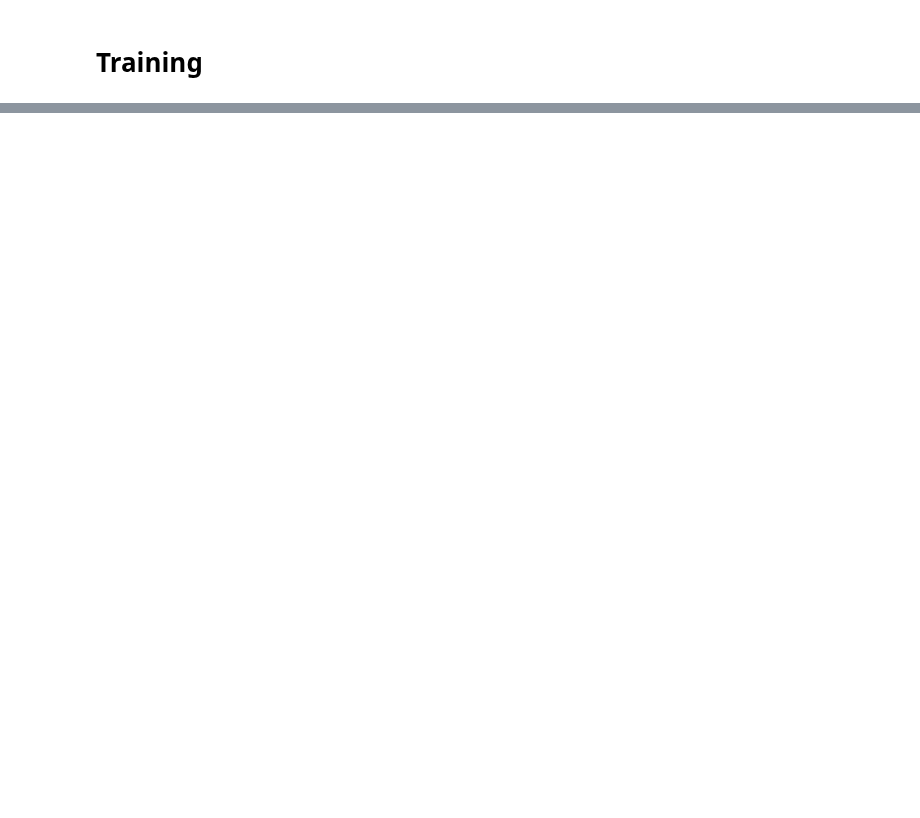
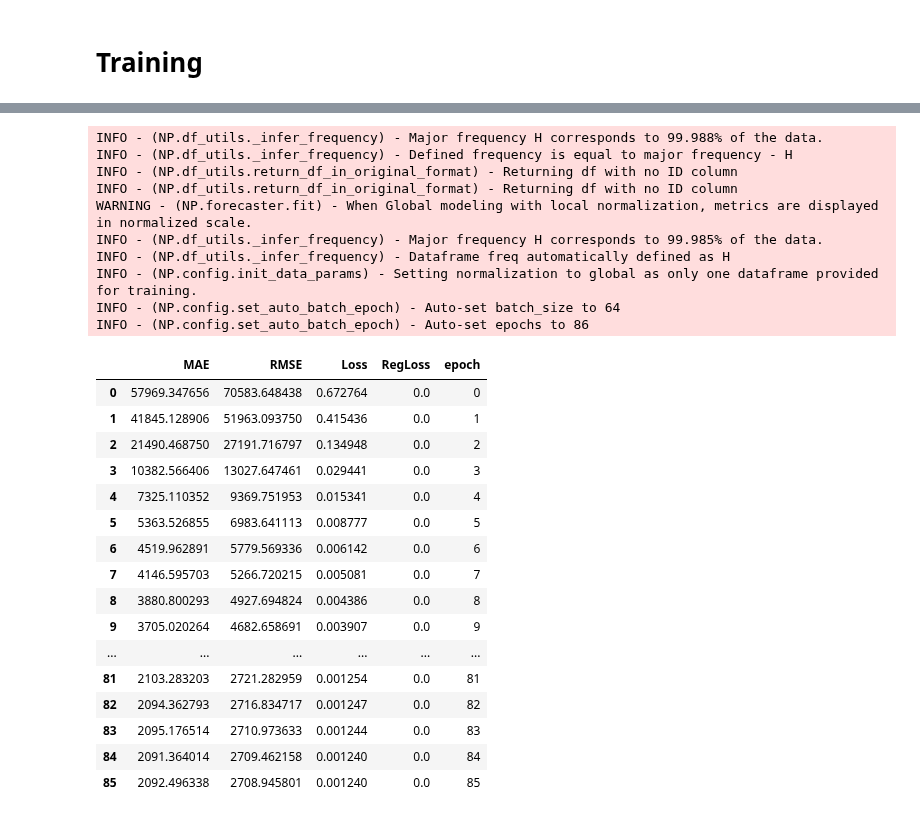
Before and after one commit to codeananda/bitcoin_price_predictor, a Jupyter notebook: 02_lightgmb_kaggle.ipynb, the cells around one changed output, grey strips where cells are left out. Cells and saved outputs as stored; diff of their text form; code cells hidden in the pictures; blank space fills up the shorter version.

```diff
--- a/02_lightgmb_kaggle.ipynb
+++ b/02_lightgmb_kaggle.ipynb
@@ -186,0 +268,42 @@ print('')
+# %%
+from neuralprophet import NeuralProphet
+
+m = NeuralProphet()
+
+btc_np = btc.reset_index()
+df_np = btc.reset_index().loc[:, ['timestamp', 'close']]
+df_np.columns = ['ds', 'y']
+df_np['ds'] = pd.to_datetime(df_np['ds'])
+df_np['ds'] = df_np['ds'].dt.tz_localize(None)
+df_np['y'] = df_np['y'].astype(np.float64)
+df_train, df_test = m.split_df(df_np, freq="H", valid_p=0.2)
+
+m.fit(df_train)
+# %% [output]
+INFO - (NP.df_utils._infer_frequency) - Major frequency H corresponds to 99.988% of the data.
+INFO - (NP.df_utils._infer_frequency) - Defined frequency is equal to major frequency - H
+INFO - (NP.df_utils.return_df_in_original_format) - Returning df with no ID column
+INFO - (NP.df_utils.return_df_in_original_format) - Returning df with no ID column
+WARNING - (NP.forecaster.fit) - When Global modeling with local normalization, metrics are displayed in normalized scale.
+INFO - (NP.df_utils._infer_frequency) - Major frequency H corresponds to 99.985% of the data.
+INFO - (NP.df_utils._infer_frequency) - Dataframe freq automatically defined as H
+INFO - (NP.config.init_data_params) - Setting normalization to global as only one dataframe provided for training.
+INFO - (NP.config.set_auto_batch_epoch) - Auto-set batch_size to 64
+INFO - (NP.config.set_auto_batch_epoch) - Auto-set epochs to 86
+|  | MAE | RMSE | Loss | RegLoss | epoch |
+| 0 | 57969.347656 | 70583.648438 | 0.672764 | 0.0 | 0 |
+| 1 | 41845.128906 | 51963.093750 | 0.415436 | 0.0 | 1 |
+| 2 | 21490.468750 | 27191.716797 | 0.134948 | 0.0 | 2 |
+| 3 | 10382.566406 | 13027.647461 | 0.029441 | 0.0 | 3 |
+| 4 | 7325.110352 | 9369.751953 | 0.015341 | 0.0 | 4 |
+| 5 | 5363.526855 | 6983.641113 | 0.008777 | 0.0 | 5 |
+| 6 | 4519.962891 | 5779.569336 | 0.006142 | 0.0 | 6 |
+| 7 | 4146.595703 | 5266.720215 | 0.005081 | 0.0 | 7 |
+| 8 | 3880.800293 | 4927.694824 | 0.004386 | 0.0 | 8 |
+| 9 | 3705.020264 | 4682.658691 | 0.003907 | 0.0 | 9 |
+| ... | ... | ... | ... | ... | ... |
+| 81 | 2103.283203 | 2721.282959 | 0.001254 | 0.0 | 81 |
+| 82 | 2094.362793 | 2716.834717 | 0.001247 | 0.0 | 82 |
+| 83 | 2095.176514 | 2710.973633 | 0.001244 | 0.0 | 83 |
+| 84 | 2091.364014 | 2709.462158 | 0.001240 | 0.0 | 84 |
+| 85 | 2092.496338 | 2708.945801 | 0.001240 | 0.0 | 85 |
```
Also changed, not shown: parts of 24 cells of this notebook.
